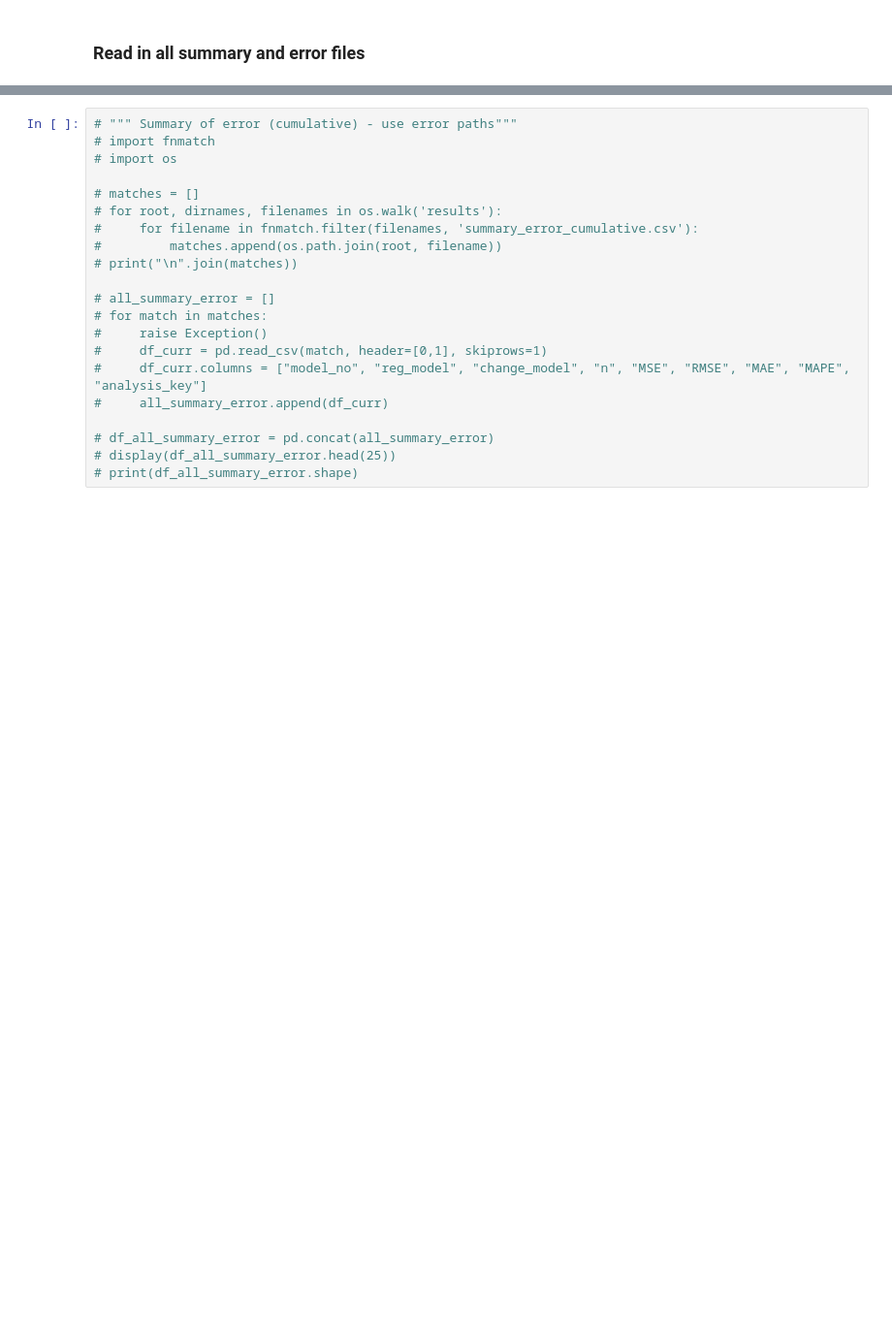
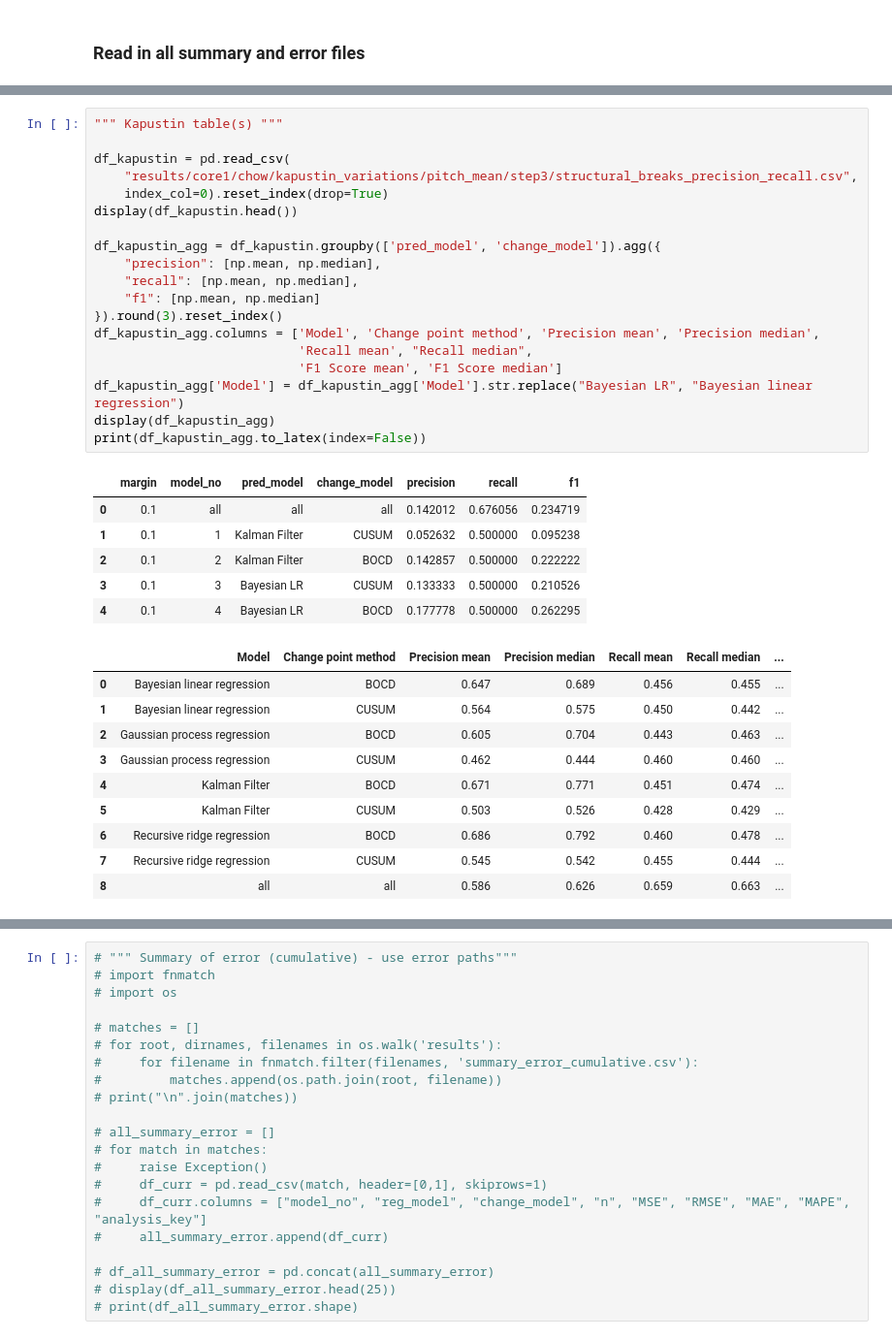
Before and after one commit to echow1/trading_music, a Jupyter notebook: compile final results.ipynb, the cells around one changed output, grey strips where cells are left out. Shown at 97% size. Saved outputs shown, nothing was run; the diff lists cells and outputs as text; blank space fills up the shorter version.

Commit message:
Add Kapustin stuff

```diff
--- a/compile final results.ipynb
+++ b/compile final results.ipynb
@@ -209,3 +215,39 @@ metric  &   agg  &  Bayesian LR BOCD &  Bayesian LR CUSUM &  Gaussian process re
        Ravel &                       JeuxDEau & Gaussian process regression &         BOCD &  148.432 & 12.183 & 10.022 & 15.502 \\
 \bottomrule
 \end{tabular}
+# %%
+""" Kapustin table(s) """
+
+df_kapustin = pd.read_csv(
+    "results/core1/chow/kapustin_variations/pitch_mean/step3/structural_breaks_precision_recall.csv",
+    index_col=0).reset_index(drop=True)
+display(df_kapustin.head())
+
+df_kapustin_agg = df_kapustin.groupby(['pred_model', 'change_model']).agg({
+    "precision": [np.mean, np.median],
+    "recall": [np.mean, np.median],
+    "f1": [np.mean, np.median]
+}).round(3).reset_index()
+df_kapustin_agg.columns = ['Model', 'Change point method', 'Precision mean', 'Precision median',
+                           'Recall mean', "Recall median",
+                           'F1 Score mean', 'F1 Score median']
+df_kapustin_agg['Model'] = df_kapustin_agg['Model'].str.replace("Bayesian LR", "Bayesian linear regression")
+display(df_kapustin_agg)
+print(df_kapustin_agg.to_latex(index=False))
+# %% [output]
+|  | margin | model_no | pred_model | change_model | precision | recall | f1 |
+| 0 | 0.1 | all | all | all | 0.142012 | 0.676056 | 0.234719 |
+| 1 | 0.1 | 1 | Kalman Filter | CUSUM | 0.052632 | 0.500000 | 0.095238 |
+| 2 | 0.1 | 2 | Kalman Filter | BOCD | 0.142857 | 0.500000 | 0.222222 |
+| 3 | 0.1 | 3 | Bayesian LR | CUSUM | 0.133333 | 0.500000 | 0.210526 |
+| 4 | 0.1 | 4 | Bayesian LR | BOCD | 0.177778 | 0.500000 | 0.262295 |
+|  | Model | Change point method | Precision mean | Precision median | Recall mean | Recall median | ... |
+| 0 | Bayesian linear regression | BOCD | 0.647 | 0.689 | 0.456 | 0.455 | ... |
+| 1 | Bayesian linear regression | CUSUM | 0.564 | 0.575 | 0.450 | 0.442 | ... |
+| 2 | Gaussian process regression | BOCD | 0.605 | 0.704 | 0.443 | 0.463 | ... |
+| 3 | Gaussian process regression | CUSUM | 0.462 | 0.444 | 0.460 | 0.460 | ... |
+| 4 | Kalman Filter | BOCD | 0.671 | 0.771 | 0.451 | 0.474 | ... |
+| 5 | Kalman Filter | CUSUM | 0.503 | 0.526 | 0.428 | 0.429 | ... |
+| 6 | Recursive ridge regression | BOCD | 0.686 | 0.792 | 0.460 | 0.478 | ... |
+| 7 | Recursive ridge regression | CUSUM | 0.545 | 0.542 | 0.455 | 0.444 | ... |
+| 8 | all | all | 0.586 | 0.626 | 0.659 | 0.663 | ... |
```
Also changed, not shown: parts of 2 cells of this notebook, 10 other files.
